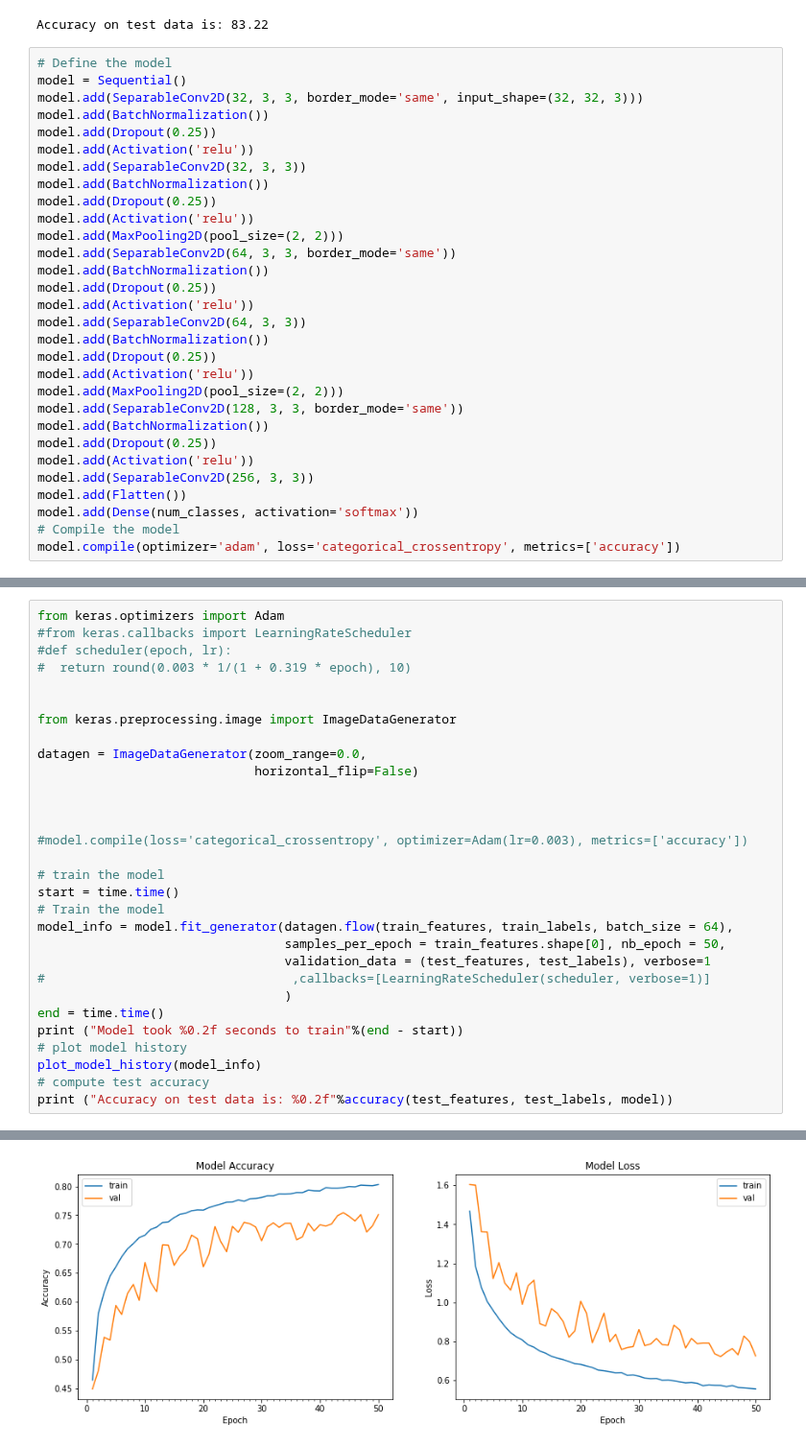
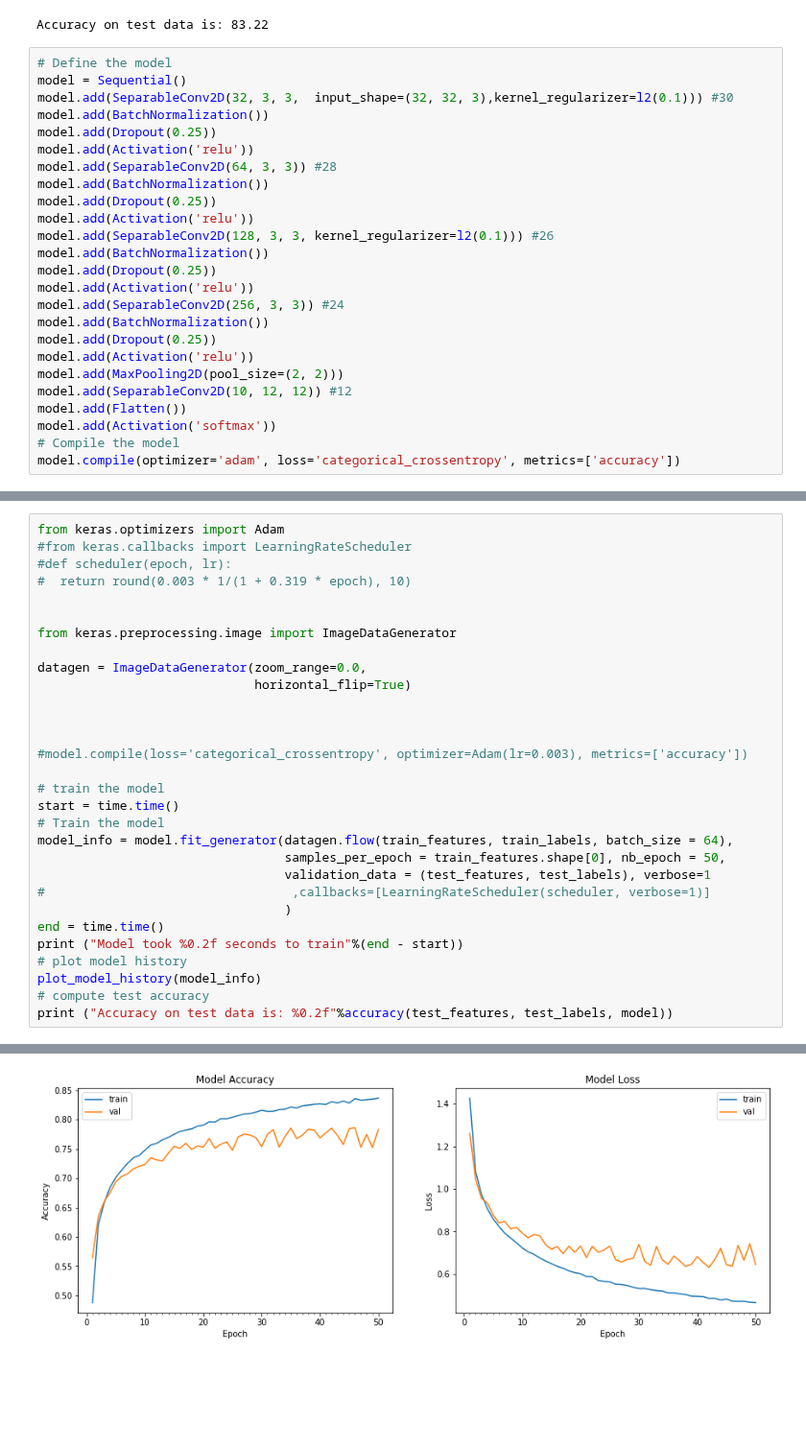
Before and after one commit to csharpshooter/EIP, a Jupyter notebook: A3/Assignment_3.ipynb, the cells around one changed output, grey strips where cells are left out. Shown at 96% size. Cells and saved outputs as stored; diff of their text form; blank space fills up the shorter version.

```diff
--- a/A3/Assignment_3.ipynb
+++ b/A3/Assignment_3.ipynb
@@ -181,31 +181,26 @@ Accuracy on test data is: 83.22
 # %%
 # Define the model
 model = Sequential()
-model.add(SeparableConv2D(32, 3, 3, border_mode='same', input_shape=(32, 32, 3)))
+model.add(SeparableConv2D(32, 3, 3,  input_shape=(32, 32, 3),kernel_regularizer=l2(0.1))) #30
 model.add(BatchNormalization())
 model.add(Dropout(0.25))
 model.add(Activation('relu'))
-model.add(SeparableConv2D(32, 3, 3))
+model.add(SeparableConv2D(64, 3, 3)) #28
+model.add(BatchNormalization())
+model.add(Dropout(0.25))
+model.add(Activation('relu'))
+model.add(SeparableConv2D(128, 3, 3, kernel_regularizer=l2(0.1))) #26
+model.add(BatchNormalization())
+model.add(Dropout(0.25))
+model.add(Activation('relu'))
+model.add(SeparableConv2D(256, 3, 3)) #24
 model.add(BatchNormalization())
 model.add(Dropout(0.25))
 model.add(Activation('relu'))
 model.add(MaxPooling2D(pool_size=(2, 2)))
-model.add(SeparableConv2D(64, 3, 3, border_mode='same'))
-model.add(BatchNormalization())
-model.add(Dropout(0.25))
-model.add(Activation('relu'))
-model.add(SeparableConv2D(64, 3, 3))
-model.add(BatchNormalization())
-model.add(Dropout(0.25))
-model.add(Activation('relu'))
-model.add(MaxPooling2D(pool_size=(2, 2)))
-model.add(SeparableConv2D(128, 3, 3, border_mode='same'))
-model.add(BatchNormalization())
-model.add(Dropout(0.25))
-model.add(Activation('relu'))
-model.add(SeparableConv2D(256, 3, 3))
+model.add(SeparableConv2D(10, 12, 12)) #12
 model.add(Flatten())
-model.add(Dense(num_classes, activation='softmax'))
+model.add(Activation('softmax'))
 # Compile the model
 model.compile(optimizer='adam', loss='categorical_crossentropy', metrics=['accuracy'])
 # %%
@@ -238,7 +233,7 @@ from keras.optimizers import Adam
 from keras.preprocessing.image import ImageDataGenerator
 
 datagen = ImageDataGenerator(zoom_range=0.0,
-                             horizontal_flip=False)
+                             horizontal_flip=True)
 
 
 
@@ -279 +274 @@ Model took 1540.55 seconds to train
-[figure, old version]
+[figure, new version]
```
Also changed, not shown: parts of 2 cells of this notebook.
